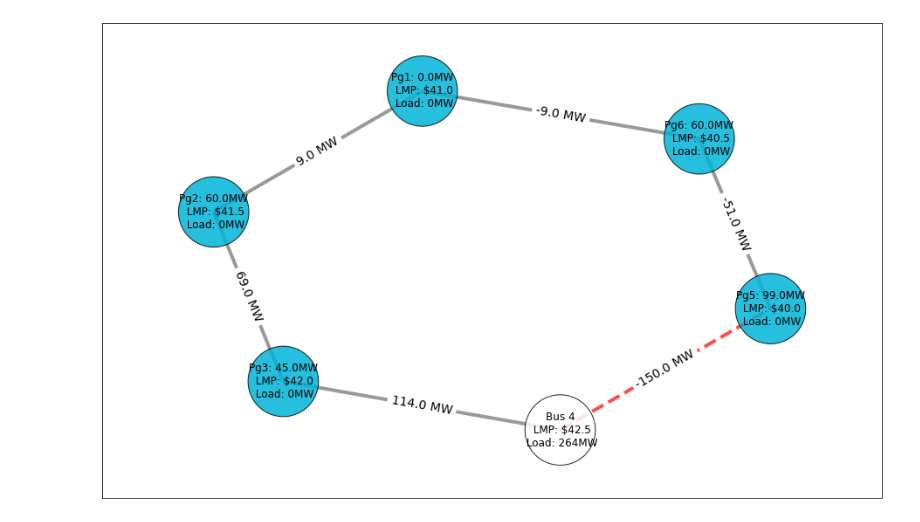
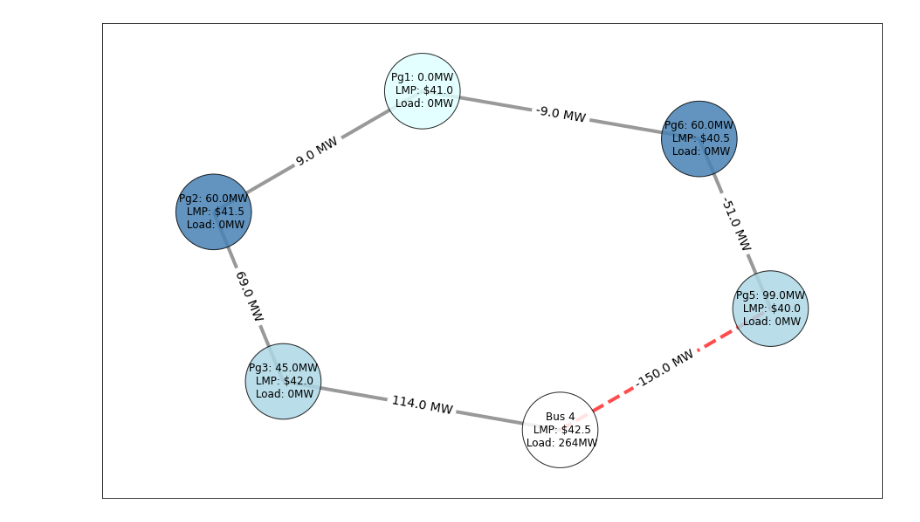
Before and after one commit to kyribaker/viz_power_network_LMPs, a Jupyter notebook: plot_network_LMPs.ipynb, the cells around one changed output. Saved outputs shown, nothing was run; the diff lists cells and outputs as text; code cells hidden in the pictures.

Commit message:
added node coloring based on gen output levels

```diff
--- a/plot_network_LMPs.ipynb
+++ b/plot_network_LMPs.ipynb
@@ -15,7 +15,7 @@ nline = 6
 loads = [0, 0, 0, 264, 0, 0] # by default, a load is at each bus (set to zero if no load)
 genbus = [0, 1, 2, 4, 5] # bus locations of generators - remember Python is zero-indexed...
 gencost = [45, 0, 42, 40, 0] # cost of each generator
-genlim_down = [0] # lower generation limits
+genlim_down = [0]*ngen # lower generation limits
 genlim_up = [100, 60, 50, 100, 60] # upper generation limits
 
 # adjacency matrix - 0 if nodes i and j are not connected, 1 if they are.
@@ -136,7 +136,12 @@ for i in range(nbus):
         lab[i] = "Pg" + str(i+1)+ ": " + str(round(Pg[genbus.index(i)].value, 2)) +"MW"
         lab[i] += "\n LMP: $" + str(round(busLMP[i],2))
         lab[i] += "\n Load: " + str(loads[i]) + "MW"
-        color_map.append('#00b4d9')
+        if abs(genlim_up[genbus.index(i)] - Pg[genbus.index(i)].value) < 0.1: # gen at its max
+            color_map.append('steelblue')
+        elif abs(Pg[genbus.index(i)].value - genlim_down[genbus.index(i)]) < 0.1:
+            color_map.append('lightcyan')
+        else:
+            color_map.append('lightblue')
     else:
         lab[i] = "Bus " + str(i+1)
         lab[i] += "\n LMP: $" + str(round(busLMP[i],2))
@@ -150,32 +155,32 @@ for i in range(nline):
     G.add_edge(rows[i], cols[i])
     edge_labels[rows[i], cols[i]] = str(round(B[rows[i],cols[i]]*(t[rows[i]].value-t[cols[i]].value), 2)) + " MW"
 
 fig, ax = plt.subplots(figsize=(16,10))
 
 elarge = [(u, v) for (u, v) in G.edges() if abs(round(flow[u,v])) >= abs(L[u,v])]
 esmall = [(u, v) for (u, v) in G.edges() if abs(round(flow[u,v])) < abs(L[u,v])]
 
 pos = nx.spring_layout(G, seed=7)  # positions for all nodes - seed for reproducibility
 
 # nodes
-nx.draw_networkx_nodes(G, pos, nodelist = range(nbus), node_size=6500, node_color=color_map, alpha = 0.85)
+nx.draw_networkx_nodes(G, pos, nodelist = range(nbus), node_size=7500, node_color=color_map, alpha = 0.85)
 
 # edges
 #nx.draw_networkx_edges(G, pos, width=3)
 nx.draw_networkx_edges(G, pos, edgelist=esmall, width=4, alpha=0.4)
 nx.draw_networkx_edges(G, pos, edgelist=elarge, width=4, alpha=0.7, edge_color="r", style="dashed")
 
 # node labels
 nx.draw_networkx_labels(G, pos, font_size=12, font_family="sans-serif", labels = lab)
 
 # edge weight labels
 nx.draw_networkx_edge_labels(G, pos, edge_labels, font_size=14)
 
 # nx.draw(G, with_labels=True, labels = lab, node_size=4500, node_color = color_map,
 #          edge_color='black', font_color='black')
 
 ax = plt.gca() # to get the current axis
 ax.collections[0].set_edgecolor('black')
 plt.margins(x=0.2, y=0.2)
 # %% [output]
-[figure, old version]
+[figure, new version]
```
Also changed, not shown: parts of 2 cells of this notebook.
